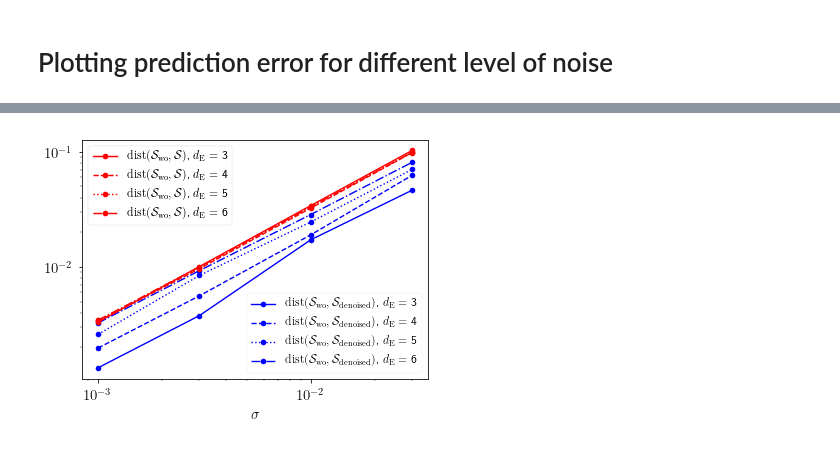
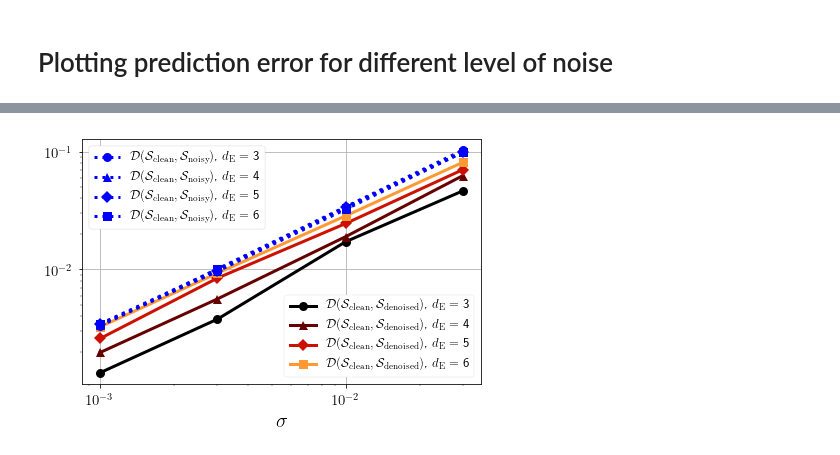
Before and after one commit to LuchnikovI/Dynamic-mode-decomposition-for-open-quantum-systems-identification, a Jupyter notebook: Model with random Lindbladians/Data plotting.ipynb, the cells around one changed output, grey strips where cells are left out. Cells and saved outputs as stored; diff of their text form; code cells hidden in the pictures.

```diff
--- a/Model with random Lindbladians/Data plotting.ipynb
+++ b/Model with random Lindbladians/Data plotting.ipynb
@@ -7,9 +7,11 @@ import matplotlib as mpl
 plt.rcParams.update({
     "text.usetex": True})
 
+plt.rcParams.update({'figure.autolayout': True})
+
 plt.style.use('seaborn-paper')
 # %%
-with open('data.pickle', 'rb') as f:
+with open('data1.pickle', 'rb') as f:
     data = pickle.load(f)
 # %% [markdown]
 ## Plotting Dynamics
@@ -196,30 +223,44 @@ plt.savefig('err_vs_sigma.pdf')
 # %%
 # ------------------------Params----------------------- #
 list_of_mem_dims = [3, 4, 5, 6]
-list_of_K = 60
+K = 75
 list_of_eps = [0.001, 0.003, 0.01, 0.03]
 time_step = 0.2
 # ----------------------------------------------------- #
 
-styles_denoised = ['o-b', 'o--b', 'o:b', 'o-.b', 'o-.b']
-styles_noisy = ['o-r', 'o--r', 'o:r', 'o-.r', 'o-.r']
+styles_denoised = ['-o', '-^', '-D', '-s']
+styles_noisy = [':o', ':^', ':D', ':s']
+cmap1 = mpl.cm.get_cmap('gist_heat')
+colors1 = list(map(cmap1, list(np.linspace(0, 0.8, 4))))
+cmap2 = mpl.cm.get_cmap('winter')
+colors2 = list(map(cmap2, list(np.linspace(0, 0.8, 4))))
 lines1 = []
 for i, mem_dim in enumerate(list_of_mem_dims):
-    line, = plt.plot(list_of_eps, [np.mean(np.linalg.norm(data[mem_dim][eps][K]['denoised_X'] - data[mem_dim][eps][K]['noiseless_X'], axis=-1)) for eps in list_of_eps], styles_denoised[i])
+    line, = plt.plot(list_of_eps,
+                     [np.mean(np.linalg.norm(data[mem_dim][eps][K]['denoised_X'] - data[mem_dim][eps][K]['noiseless_X'], axis=-1)) for eps in list_of_eps],
+                     styles_denoised[i],
+                     c=colors1[i],
+                     linewidth=3,
+                     markersize=9)
     lines1.append(line)
-legend1 = plt.legend(lines1, [r'${\rm dist}({\cal S}_{\rm wo}, {\cal S}_{\rm denoised})$, $d_{\rm E}=$ ' + str(mem_dim) for mem_dim in list_of_mem_dims], fontsize=12, loc=4)
+legend1 = plt.legend(lines1, [r'${\cal D}({\cal S}_{\rm clean}, {\cal S}_{\rm denoised})$, $d_{\rm E}=$ ' + str(mem_dim) for mem_dim in list_of_mem_dims], fontsize=13, loc=4, framealpha=1)
 lines2 = []
 for i, mem_dim in enumerate(list_of_mem_dims):
-    line, = plt.plot(list_of_eps, [np.mean(np.linalg.norm(data[mem_dim][eps][K]['noisy_X'] - data[mem_dim][eps][K]['noiseless_X'], axis=-1)) for eps in list_of_eps], styles_noisy[i])
+    line, = plt.plot(list_of_eps, [np.mean(np.linalg.norm(data[mem_dim][eps][K]['noisy_X'] - data[mem_dim][eps][K]['noiseless_X'], axis=-1)) for eps in list_of_eps],
+                     styles_noisy[i],
+                     c='blue',
+                     linewidth=3,
+                     markersize=9)
     lines2.append(line)
+plt.grid(True)
 plt.yscale('log')
 plt.xscale('log')
-plt.xlabel(r'$\sigma$', fontsize=15)
-legend2 = plt.legend(lines2, [r'${\rm dist}({\cal S}_{\rm wo}, {\cal S})$, $d_{\rm E}=$ ' + str(mem_dim) for mem_dim in list_of_mem_dims], fontsize=12, loc=0)
+plt.xlabel(r'$\sigma$', fontsize=20)
+legend2 = plt.legend(lines2, [r'${\cal D}({\cal S}_{\rm clean}, {\cal S}_{\rm noisy})$, $d_{\rm E}=$ ' + str(mem_dim) for mem_dim in list_of_mem_dims], fontsize=13, loc=0, framealpha=1)
 plt.gca().add_artist(legend1)
 plt.gca().add_artist(legend2)
 plt.tick_params(axis='both', which='major', labelsize=15)
 plt.gcf().subplots_adjust(left=0.15)
 plt.savefig('denoising.pdf')
 # %% [output]
-[figure, old version]
+[figure, new version]
```
Also changed, not shown: parts of 4 cells of this notebook, 1 other file.
